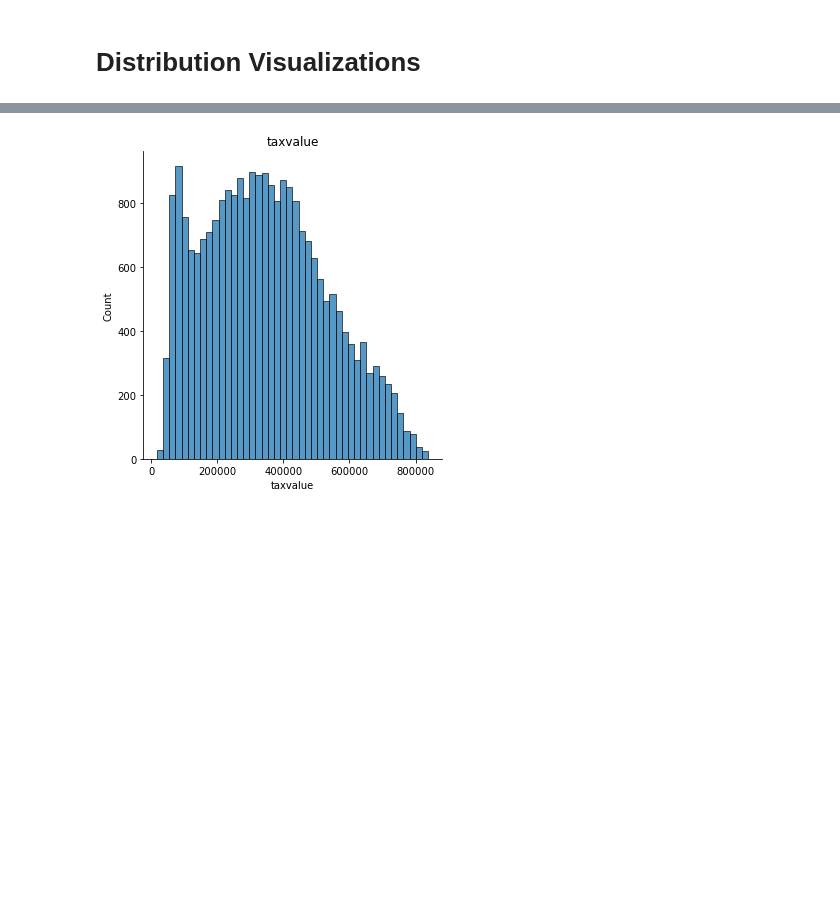
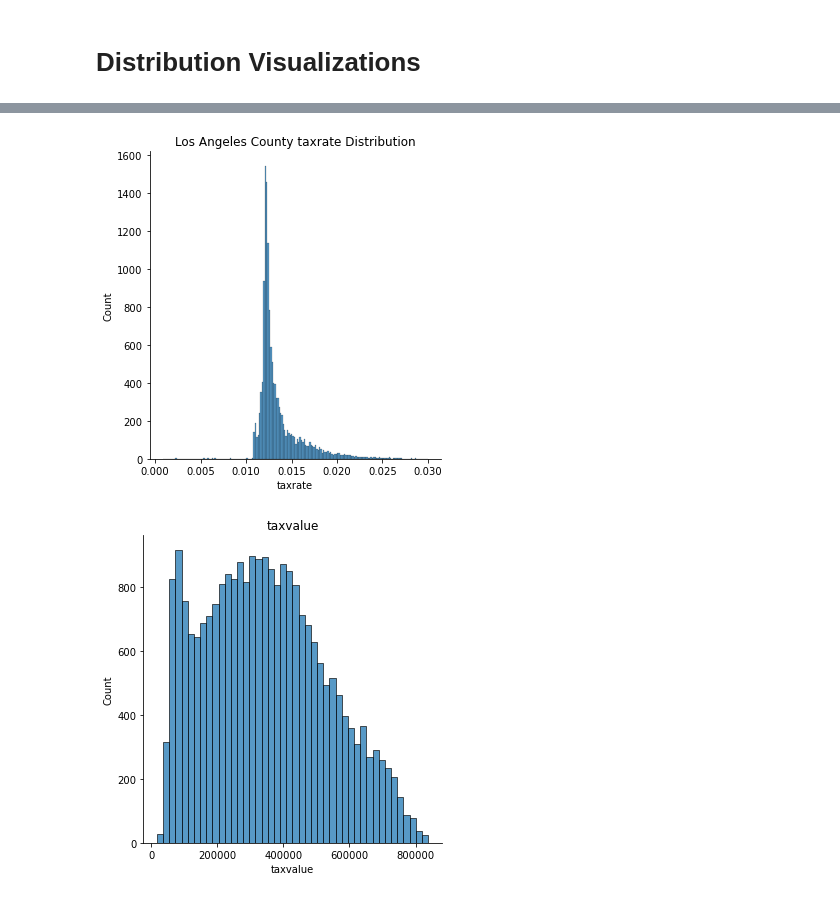
Before and after one commit to lopezelihezer/zillow_regression_project, a Jupyter notebook: Zillow_Regression_Project.ipynb, the cells around one changed output, grey strips where cells are left out. Drawn from its saved outputs; the diff is of its cells as text; code cells hidden in the pictures; blank space fills up the shorter version.

```diff
--- a/Zillow_Regression_Project.ipynb
+++ b/Zillow_Regression_Project.ipynb
@@ -124,3 +146,9 @@ plt.show()
+# %%
+sns.displot(x='taxrate', data=df[(df.county == 'Los Angeles')&(df.taxrate<0.03)])
+plt.title('Los Angeles County taxrate Distribution')
+plt.show()
+# %% [output]
+[figure, added]
 # %%
 sns.displot(x='taxvalue', data=df)
 plt.title('taxvalue')
```
Also changed, not shown: parts of 6 cells of this notebook, 1 other file.
